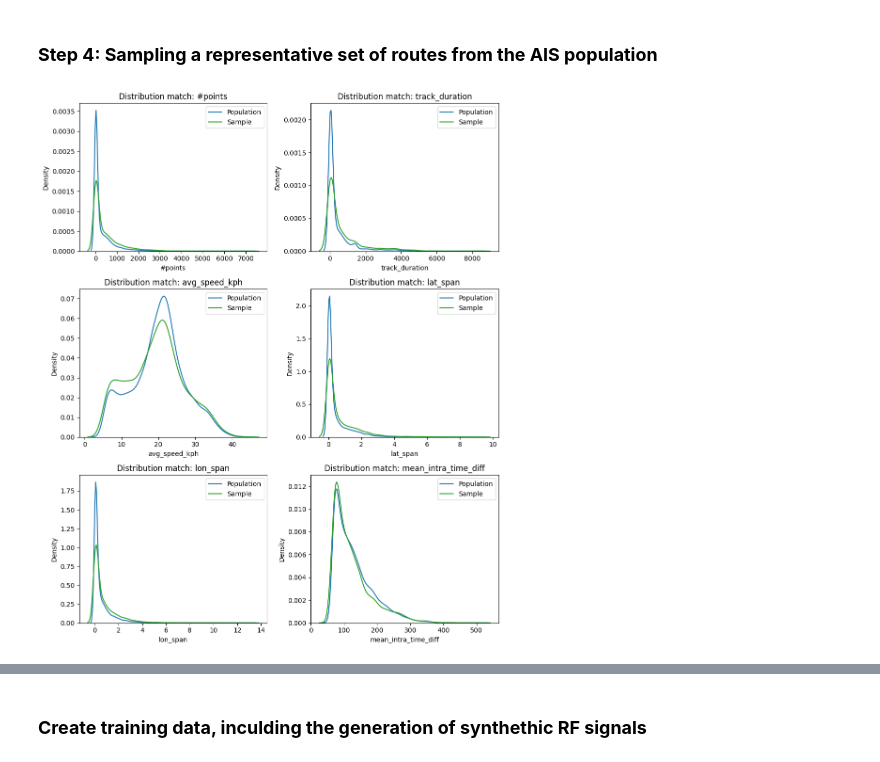
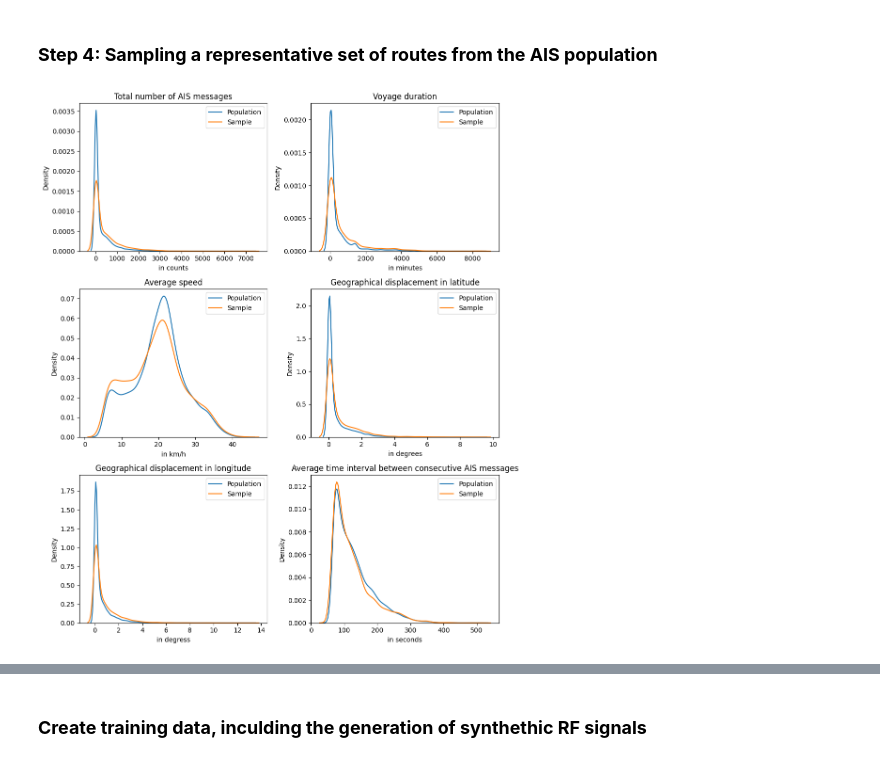
Before and after one commit to grimmmbo/AIS_RF_matching, a Jupyter notebook: notebooks/02_data_preparation.ipynb, the cells around one changed output, grey strips where cells are left out. Saved outputs shown, nothing was run; the diff lists cells and outputs as text; code cells hidden in the pictures.

```diff
--- a/notebooks/02_data_preparation.ipynb
+++ b/notebooks/02_data_preparation.ipynb
@@ -128,16 +146,17 @@ box = ax.boxplot(
     data,
     vert=False,
     showmeans=True,
-    meanprops=dict(marker='D', markerfacecolor='tab:green', markeredgecolor='tab:green')
+    meanprops=dict(marker='D', markerfacecolor='tab:orange', markeredgecolor='tab:orange')
 )
 
 for median in box['medians']:
     median.set_color('tab:blue')
 
-ax.text(mean_speed, 1.1, f"Mean: {mean_speed:.2f}", color='tab:green', ha='left', va='center')
+ax.text(mean_speed, 1.1, f"Mean: {mean_speed:.2f}", color='tab:orange', ha='left', va='center')
 
-ax.set_title("Average Speed per Ship (after outlier removal)")
+# ax.set_title("Average Speed per Ship (after outlier removal)")
 ax.set_xlabel("Speed (km/h)")
 plt.tight_layout()
+ax.set_yticks([])
 plt.show()
 # %% [output]
@@ -171,27 +190,46 @@ plot_AIS_subroutes(df_prep_step3, 636021579)
 ### __Step 4: Sampling a representative set of routes from the AIS population__
 # %%
 # Data
-sampled_tracks, AIS_charateristics, columns, df_subset = sample_representative_routes(df_prep_step3)
+# sampled_tracks, AIS_charateristics, columns, df_subset = sample_representative_routes(df_prep_step3)
+
+title_map = {
+    "#points": "Total number of AIS messages",
+    "track_duration": "Voyage duration",
+    "avg_speed_kph": "Average speed",
+    "lat_span": "Geographical displacement in latitude",
+    "lon_span": "Geographical displacement in longitude",
+    "mean_intra_time_diff": "Average time interval between consecutive AIS messages"
+    }
+
+xlabels = {
+    "#points": "in counts",
+    "track_duration": "in minutes",
+    "avg_speed_kph": "in km/h",
+    "lat_span": "in degrees",
+    "lon_span": "in degress",
+    "mean_intra_time_diff": "in seconds"
+    }
 
 # Subplot layout
 n_cols = 2  # number of columns per row
 n_rows = math.ceil(len(columns) / n_cols)
 
 fig, axes = plt.subplots(n_rows, n_cols, figsize=(5 * n_cols, 4 * n_rows))
 axes = axes.flatten()
 
 # Plot columns
 for idx, col in enumerate(columns):
     ax = axes[idx]
     sns.kdeplot(AIS_charateristics[col], label="Population", ax=ax)
-    sns.kdeplot(sampled_tracks[col], label="Sample", color="tab:green", ax=ax)
-    ax.set_title(f"Distribution match: {col}")
+    sns.kdeplot(sampled_tracks[col], label="Sample", color="tab:orange", ax=ax)
+
+    title_name = title_map.get(col, col)
+    ax.set_title(title_name)
+    axis_name = xlabels.get(col, col)
+    ax.set_xlabel(axis_name)
     ax.legend()
-
-for i in range(len(columns), len(axes)):
-    fig.delaxes(axes[i])
 
 plt.tight_layout()
 plt.show()
 # %% [output]
-[figure, old version]
+[figure, new version]
```
Also changed, not shown: parts of 15 cells of this notebook, 11 other files.
